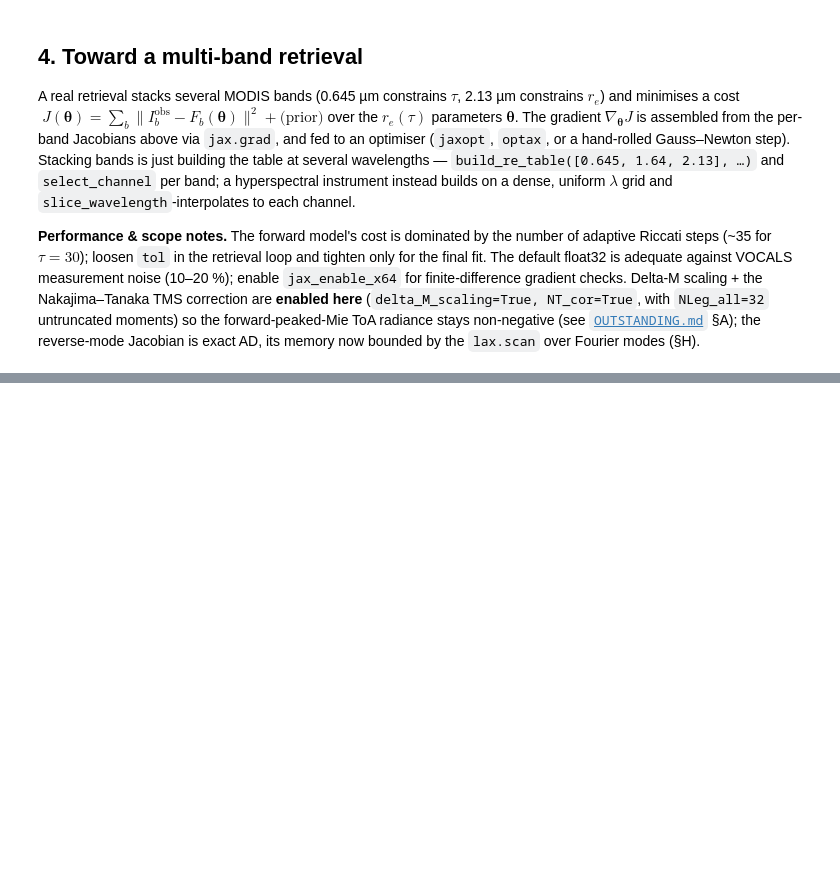
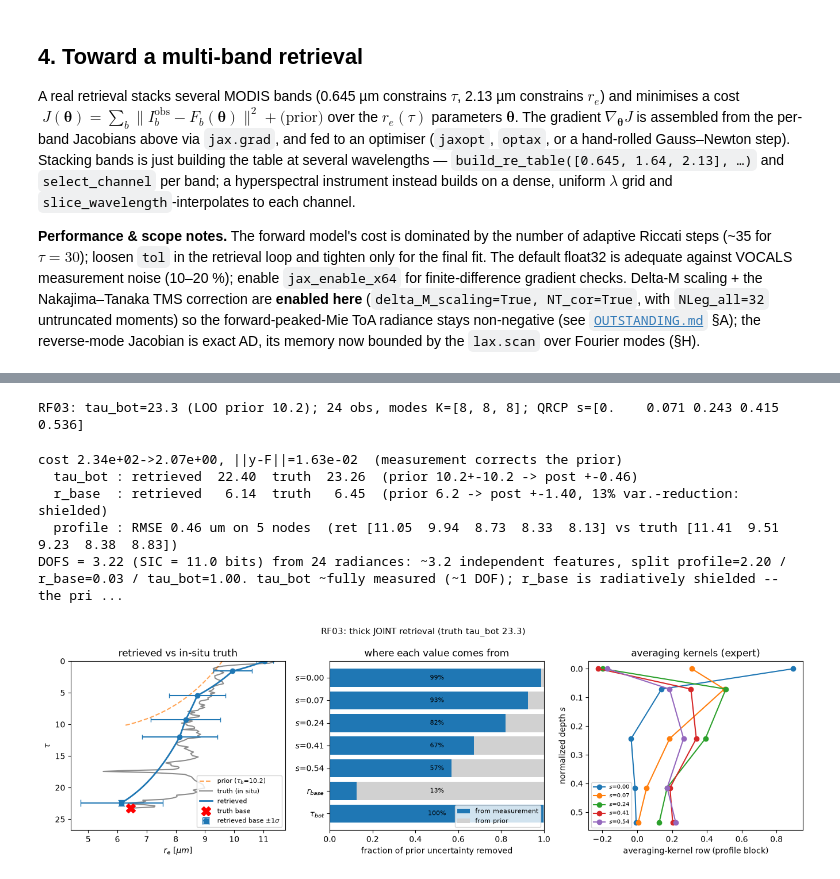
Before and after one commit to dhjx1996/Pythonic-DISORT_inhomogeneous_atmosphere, a Jupyter notebook: docs/riccati_solver_VOCALS_retrieval.ipynb, the cells around one changed output, grey strips where cells are left out. Saved outputs shown, nothing was run; the diff lists cells and outputs as text; code cells hidden in the pictures; blank space fills up the shorter version.

```diff
--- a/docs/riccati_solver_VOCALS_retrieval.ipynb
+++ b/docs/riccati_solver_VOCALS_retrieval.ipynb
@@ -658,0 +439,44 @@ persistently high loss (structural misfit). (`OUTSTANDING.md` §G.)
+# %%
+import jax
+jax.clear_caches()
+thick = vio.pick_profile([p for p in profiles if p.flight == 'RF03'], target_tau=23.3)
+climT = vio.vocals_climatology(profiles, exclude_flight=thick.flight)
+bandsT = [1.24, 1.64, 2.13]
+opt_bandsT = [select_channel(build_re_table(bandsT, 2.0, 25.0, 32, v_eff, precomp, n_radii=600), i)
+              for i in range(len(bandsT))]
+prior_builderT = lambda sn: roe.make_marine_sc_prior(
+    sn, r_top_prior=climT['r_top_mean'], tau_bot_prior=climT['tau_bot_mean'])
+sig_tauT = float(climT['tau_bot_mean'])
+fwdT = roe.RetrievalForward(opt_bandsT, NQuad=NQuad, mu0=mu0, I0=I0, phi0=phi0,
+                            tau_bot=climT['tau_bot_mean'], r_base=climT['r_base_mean'],
+                            view_mu=view_mu, view_phi=view_phi, BDRF_bands=[[0.06]] * len(bandsT),
+                            NLeg_all=NLeg_all, retrieve_tau_bot=True, retrieve_r_base=True, jac_mode='fwd')
+s_refT = np.linspace(0.0, 1.0, 6)[:-1]
+x_refT, _ = prior_builderT(s_refT)
+KT = roe.select_num_modes(fwdT, x_refT, s_refT, (0.005 ** 2) * np.eye(fwdT.m))
+yT = roe.osse_observation(fwdT, thick.tau, thick.r_e)
+SeT = np.diag((0.03 * np.maximum(np.abs(yT), 0.02)) ** 2)
+k_activeT = 5
+s_gridT, _, _ = roe.select_retrieval_grid(fwdT, x_refT, s_refT, k_activeT)
+print(f'{thick.flight}: tau_bot={thick.tau_bot:.1f} (LOO prior {climT["tau_bot_mean"]:.1f}); '
+      f'{fwdT.m} obs, modes K={KT}; QRCP s={np.round(s_gridT, 3)}')
+# %% [output]
+RF03: tau_bot=23.3 (LOO prior 10.2); 24 obs, modes K=[8, 8, 8]; QRCP s=[0.    0.071 0.243 0.415 0.536]
+# %%
+x_aT, SaT = prior_builderT(s_gridT)
+resT = roe.gauss_newton_oe(fwdT, yT, s_gridT, x_aT, SaT, SeT, n_iter=15, lm=1e-2, xtol=5e-3,
+                           n_outer=1)
+postT = roe.posterior_diagnostics(resT.K, resT.Sa, resT.Se)
+dbyT = roe.dofs_by_component(postT, len(resT.tau_nodes), retrieve_r_base=True, retrieve_tau_bot=True)
+print(f'cost {resT.cost_history[0]:.2e}->{resT.cost_history[-1]:.2e}, '
+      f'||y-F||={np.linalg.norm(resT.y - resT.Fx):.2e}  (measurement corrects the prior)')
+joint_summary(fwdT, resT, postT, thick, climT, sig_tauT)
+print(dofs_sentence(postT, fwdT.m, dbyT))
+plot_uq(fwdT, resT, postT, thick, title=f'{thick.flight}: thick JOINT retrieval (truth tau_bot {thick.tau_bot:.1f})')
+# %% [output]
+cost 2.34e+02->2.07e+00, ||y-F||=1.63e-02  (measurement corrects the prior)
+  tau_bot : retrieved  22.40  truth  23.26  (prior 10.2+-10.2 -> post +-0.46)
+  r_base  : retrieved   6.14  truth   6.45  (prior 6.2 -> post +-1.40, 13% var.-reduction: shielded)
+  profile : RMSE 0.46 um on 5 nodes  (ret [11.05  9.94  8.73  8.33  8.13] vs truth [11.41  9.51  9.23  8.38  8.83])
+DOFS = 3.22 (SIC = 11.0 bits) from 24 radiances: ~3.2 independent features, split profile=2.20 / r_base=0.03 / tau_bot=1.00. tau_bot ~fully measured (~1 DOF); r_base is radiatively shielded -- the pri ...
+[figure, added]
```
Also changed, not shown: parts of 44 cells of this notebook, 1 other file.
